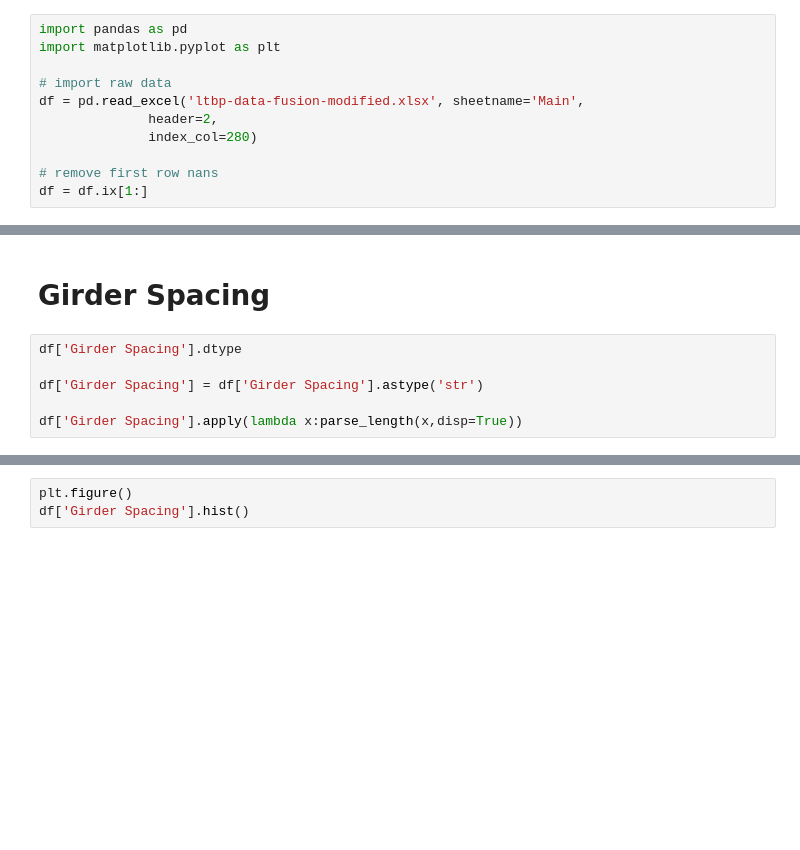
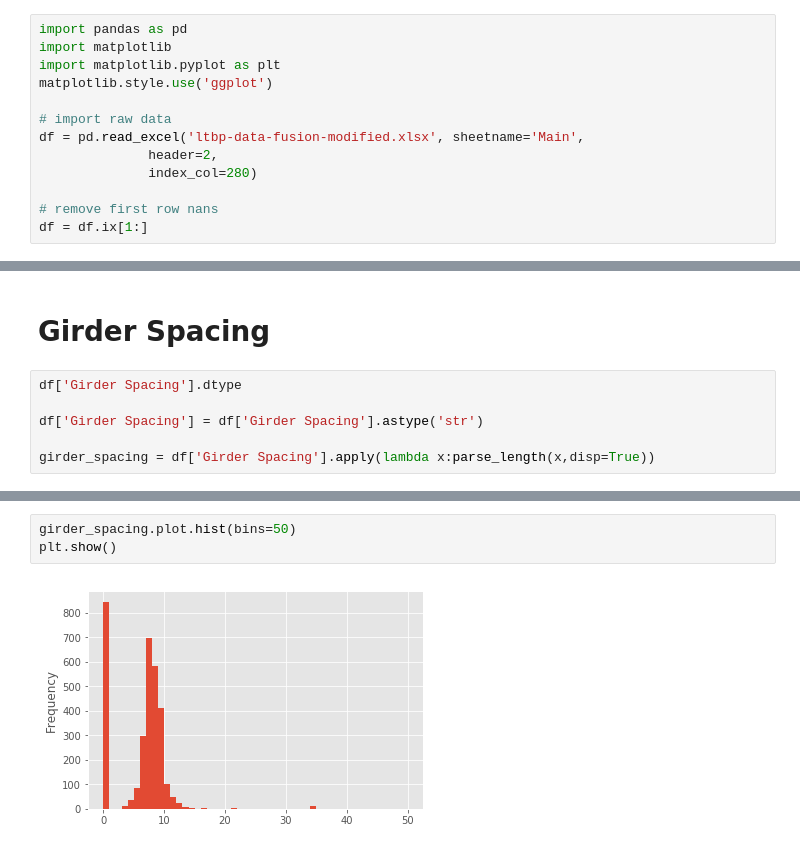
Before and after one commit to johndevitis/ltbp-data-fusion, a Jupyter notebook: data-fusion-explore.ipynb, the cells around one changed output, grey strips where cells are left out. Cells and saved outputs as stored; diff of their text form; blank space fills up the shorter version.

Commit message:
updated explore w/ distribution plot

```diff
--- a/data-fusion-explore.ipynb
+++ b/data-fusion-explore.ipynb
@@ -4,7 +4,9 @@
 Using pandas:
 # %%
 import pandas as pd
+import matplotlib
 import matplotlib.pyplot as plt
+matplotlib.style.use('ggplot')
 
 # import raw data
 df = pd.read_excel('ltbp-data-fusion-modified.xlsx', sheetname='Main',
@@ -130,4 +132,4 @@ df['Girder Spacing'].dtype
 
 df['Girder Spacing'] = df['Girder Spacing'].astype('str')
 
-df['Girder Spacing'].apply(lambda x:parse_length(x,disp=True))
+girder_spacing = df['Girder Spacing'].apply(lambda x:parse_length(x,disp=True))
@@ -134,3 +154,5 @@ df['Girder Spacing'].apply(lambda x:parse_length(x,disp=True))
-# %%
-plt.figure()
-df['Girder Spacing'].hist()
+# %%
+girder_spacing.plot.hist(bins=50)
+plt.show()
+# %% [output]
+[figure, added]
```
Also changed, not shown: parts of 2 cells of this notebook, 2 other files.
